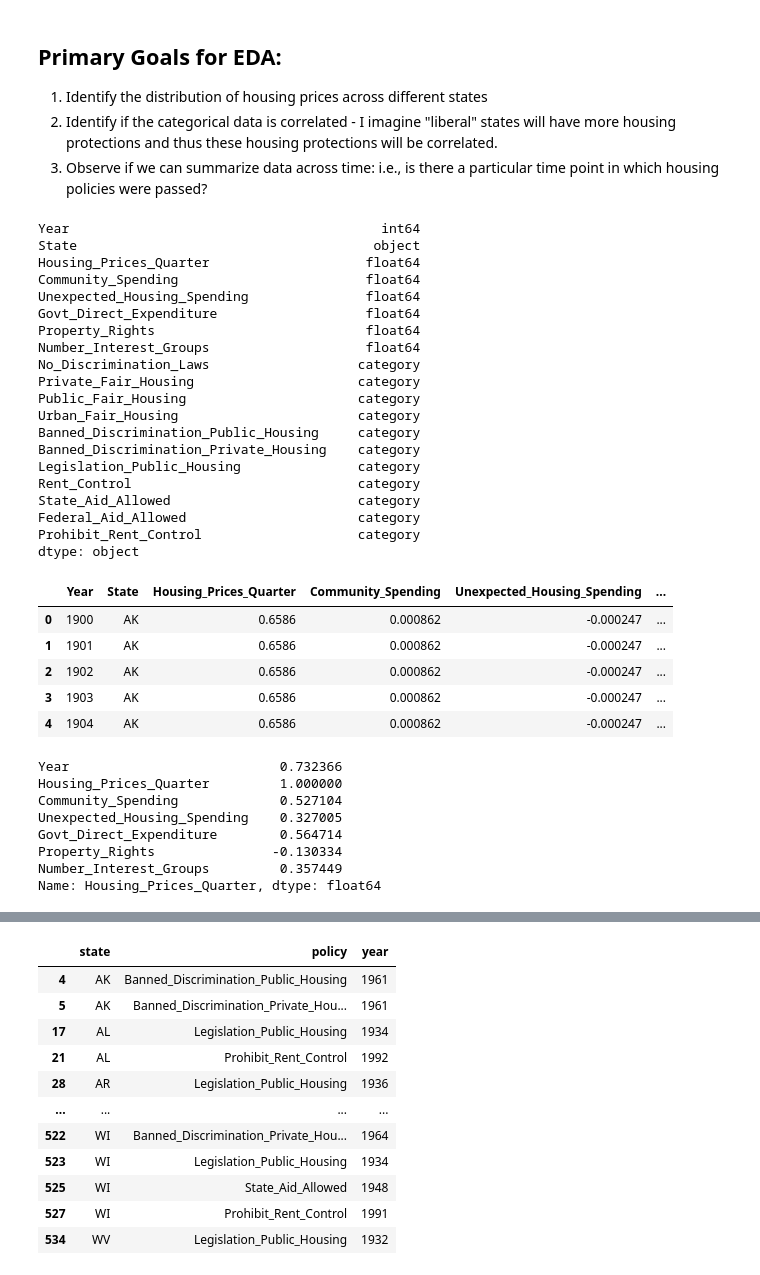
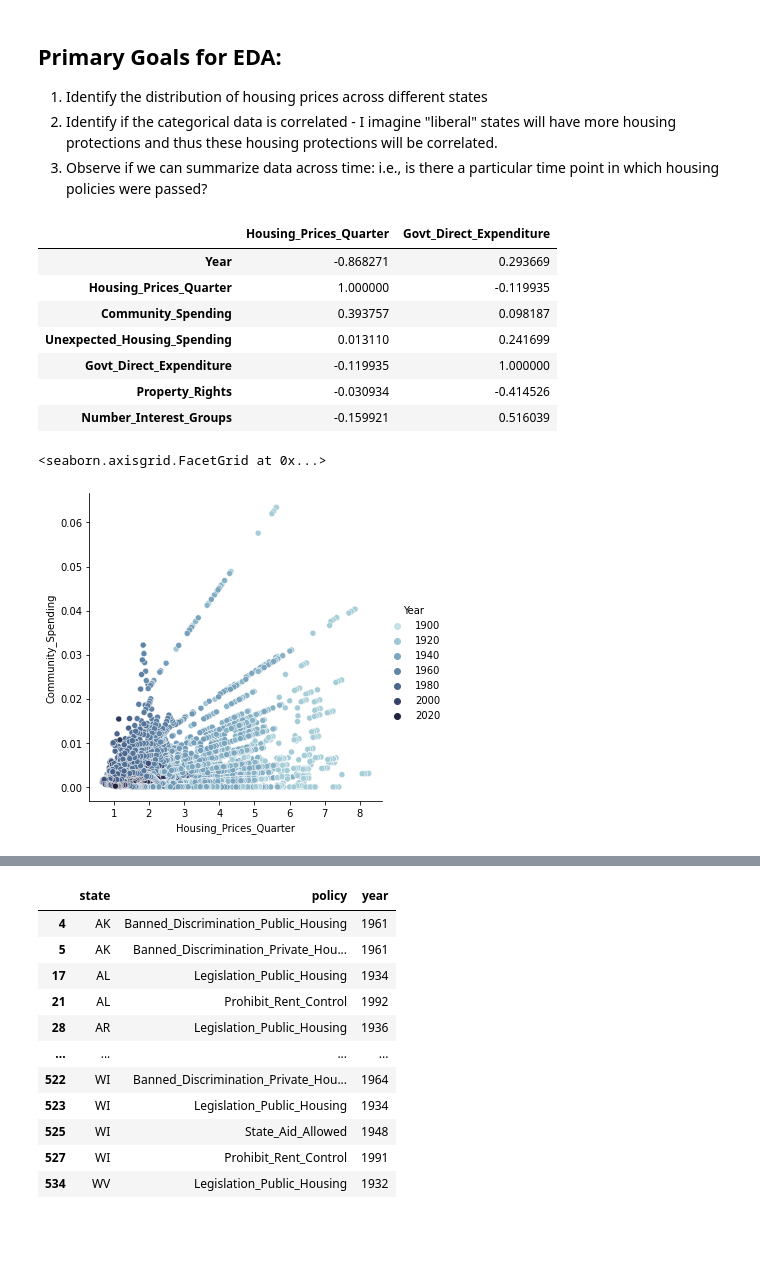
Before and after one commit to gerardoRO/ds4a, a Jupyter notebook: indepth_EDA_PP.ipynb, the cells around one changed output, grey strips where cells are left out. Cells and saved outputs as stored; diff of their text form; code cells hidden in the pictures; blank space fills up the shorter version.

```diff
--- a/indepth_EDA_PP.ipynb
+++ b/indepth_EDA_PP.ipynb
@@ -19,0 +12,12 @@ Index(['Year', 'State', 'Housing_Prices_Quarter', 'Community_Spending',
+# %%
+## Classify the columns depending on categorical or non-categorical
+cat_cols = ['Private_Fair_Housing','No_Discrimination_Laws',
+             'Public_Fair_Housing','Urban_Fair_Housing',
+             'Banned_Discrimination_Public_Housing',
+             'Banned_Discrimination_Private_Housing',
+             'Legislation_Public_Housing','Rent_Control',
+             'State_Aid_Allowed','Federal_Aid_Allowed','Prohibit_Rent_Control']
+df[cat_cols] = df[cat_cols].astype('category')
+df['Year'] = pd.to_datetime(df['Year']).dt.year
+
+non_cat_cols = df.columns.difference(cat_cols +['Year','State','Number_Interest_Groups','Property_Rights'])
@@ -19,0 +57,7 @@ Index(['Year', 'State', 'Housing_Prices_Quarter', 'Community_Spending',
+# %%
+#Adjust for CPI and drop the CPI value
+df[non_cat_cols]= df[non_cat_cols].div(df['CPI_value'],axis=0).mul(100,axis=0)
+df.drop('CPI_value',axis=1,inplace=True)
+
+print(avg_cpi[avg_cpi['Year'] == 1980]['Value'].iloc[0])
+(df[df['Year'] == 1980][non_cat_cols]).describe()
@@ -34,44 +110,20 @@ df['Year'] = pd.to_datetime(df['Year']).dt.year
-# %%
-print(df.dtypes)
-df.head(5)
-# %% [output]
-Year                                        int64
-State                                      object
-Housing_Prices_Quarter                    float64
-Community_Spending                        float64
-Unexpected_Housing_Spending               float64
-Govt_Direct_Expenditure                   float64
-Property_Rights                           float64
-Number_Interest_Groups                    float64
-No_Discrimination_Laws                   category
-Private_Fair_Housing                     category
-Public_Fair_Housing                      category
-Urban_Fair_Housing                       category
-Banned_Discrimination_Public_Housing     category
-Banned_Discrimination_Private_Housing    category
-Legislation_Public_Housing               category
-Rent_Control                             category
-State_Aid_Allowed                        category
-Federal_Aid_Allowed                      category
-Prohibit_Rent_Control                    category
-dtype: object
-|  | Year | State | Housing_Prices_Quarter | Community_Spending | Unexpected_Housing_Spending | ... |
-| 0 | 1900 | AK | 0.6586 | 0.000862 | -0.000247 | ... |
-| 1 | 1901 | AK | 0.6586 | 0.000862 | -0.000247 | ... |
-| 2 | 1902 | AK | 0.6586 | 0.000862 | -0.000247 | ... |
-| 3 | 1903 | AK | 0.6586 | 0.000862 | -0.000247 | ... |
-| 4 | 1904 | AK | 0.6586 | 0.000862 | -0.000247 | ... |
 # %%
 rent_control_states = ['CA','MD','NJ','NY']
 non_rent_control_states = set(df['State'].unique()) - set(rent_control_states)
 # %%
-df.corr()['Housing_Prices_Quarter']
+df.corr()[['Housing_Prices_Quarter','Govt_Direct_Expenditure']]
 # %% [output]
-Year                           0.732366
-Housing_Prices_Quarter         1.000000
-Community_Spending             0.527104
-Unexpected_Housing_Spending    0.327005
-Govt_Direct_Expenditure        0.564714
-Property_Rights               -0.130334
-Number_Interest_Groups         0.357449
-Name: Housing_Prices_Quarter, dtype: float64
+|  | Housing_Prices_Quarter | Govt_Direct_Expenditure |
+| Year | -0.868271 | 0.293669 |
+| Housing_Prices_Quarter | 1.000000 | -0.119935 |
+| Community_Spending | 0.393757 | 0.098187 |
+| Unexpected_Housing_Spending | 0.013110 | 0.241699 |
+| Govt_Direct_Expenditure | -0.119935 | 1.000000 |
+| Property_Rights | -0.030934 | -0.414526 |
+| Number_Interest_Groups | -0.159921 | 0.516039 |
+# %%
+cmap=sns.cubehelix_palette(rot=-.2, as_cmap=True)
+sns.relplot(data = df, x = 'Housing_Prices_Quarter',y = 'Community_Spending',hue='Year',palette=cmap,sizes=(10,200))
+# %% [output]
+<seaborn.axisgrid.FacetGrid at 0x...>
+[figure, added]
```
Also changed, not shown: parts of 20 cells of this notebook, 1 other file.
